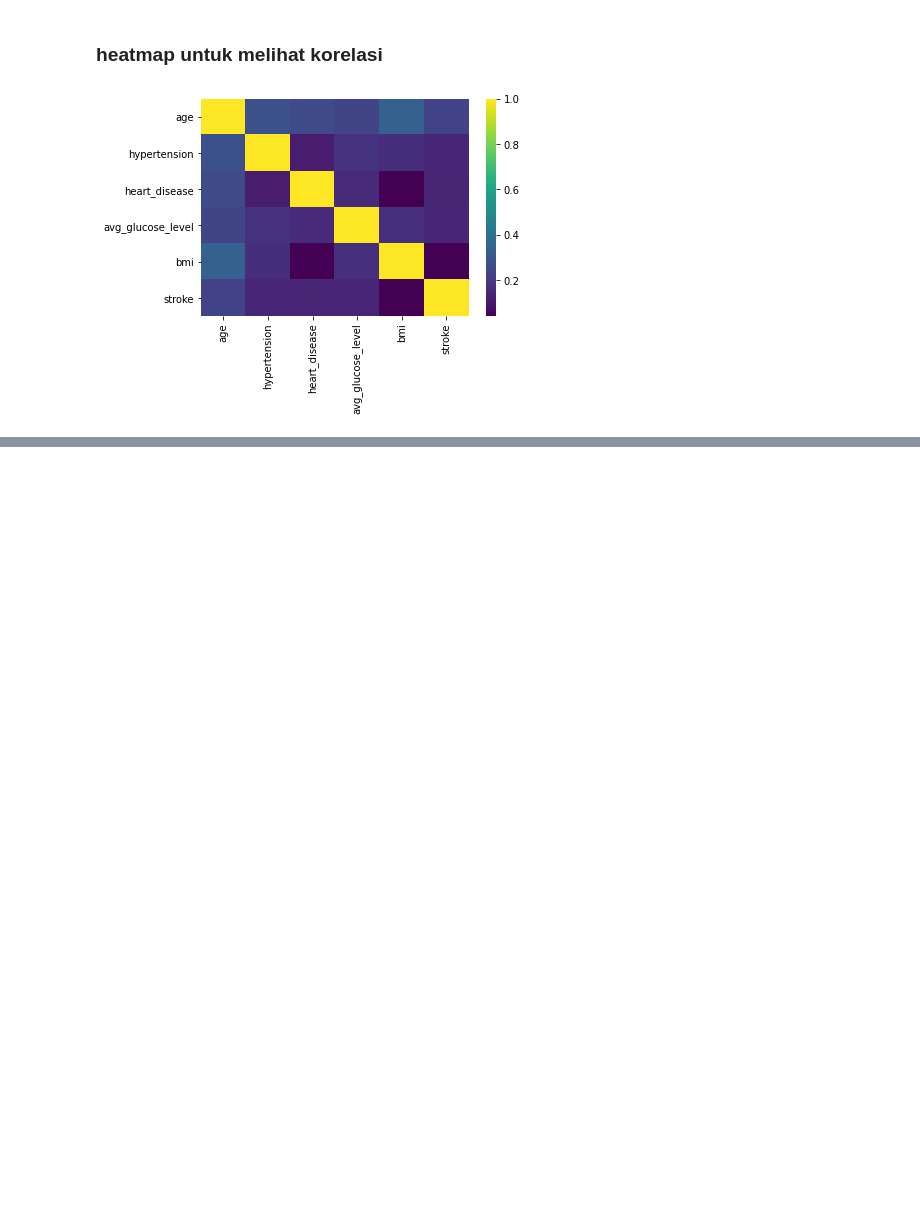
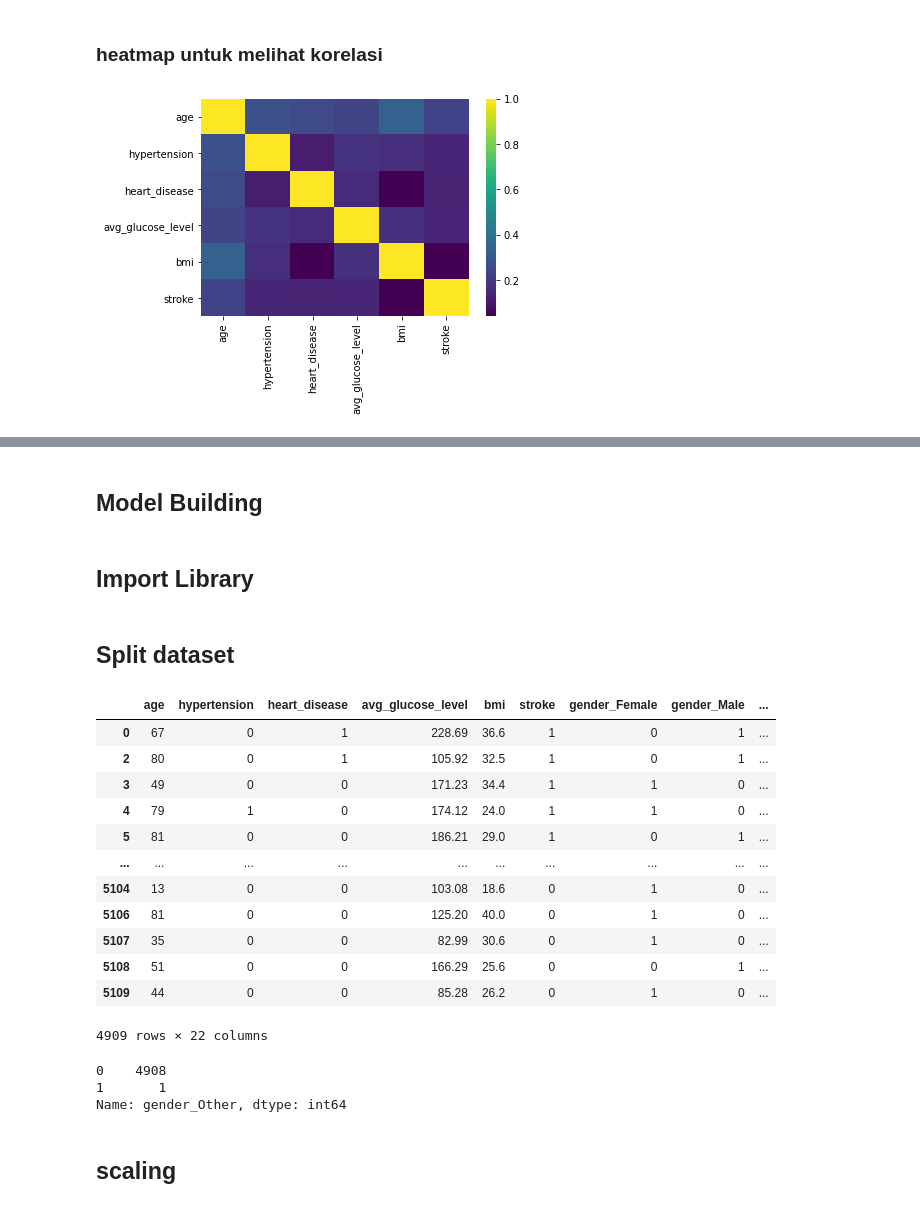
Before and after one commit to AgungYogaSetiawan/Kumpulan-Latihan-Data-Science, a Jupyter notebook: Latihan Data Science/Stroke Prediction.ipynb, the cells around one changed output, grey strips where cells are left out. Saved outputs shown, nothing was run; the diff lists cells and outputs as text; code cells hidden in the pictures; blank space fills up the shorter version.

```diff
--- a/Latihan Data Science/Stroke Prediction.ipynb
+++ b/Latihan Data Science/Stroke Prediction.ipynb
@@ -383,0 +420,4 @@ plt.show()
+# %% [markdown]
+## Model Building
+# %% [markdown]
+## Import Library
@@ -383,0 +431,25 @@ plt.show()
+# %% [markdown]
+## Split dataset
+# %%
+dif = pd.get_dummies(df)
+dif
+# %% [output]
+|  | age | hypertension | heart_disease | avg_glucose_level | bmi | stroke | gender_Female | gender_Male | ... |
+| 0 | 67 | 0 | 1 | 228.69 | 36.6 | 1 | 0 | 1 | ... |
+| 2 | 80 | 0 | 1 | 105.92 | 32.5 | 1 | 0 | 1 | ... |
+| 3 | 49 | 0 | 0 | 171.23 | 34.4 | 1 | 1 | 0 | ... |
+| 4 | 79 | 1 | 0 | 174.12 | 24.0 | 1 | 1 | 0 | ... |
+| 5 | 81 | 0 | 0 | 186.21 | 29.0 | 1 | 0 | 1 | ... |
+| ... | ... | ... | ... | ... | ... | ... | ... | ... | ... |
+| 5104 | 13 | 0 | 0 | 103.08 | 18.6 | 0 | 1 | 0 | ... |
+| 5106 | 81 | 0 | 0 | 125.20 | 40.0 | 0 | 1 | 0 | ... |
+| 5107 | 35 | 0 | 0 | 82.99 | 30.6 | 0 | 1 | 0 | ... |
+| 5108 | 51 | 0 | 0 | 166.29 | 25.6 | 0 | 0 | 1 | ... |
+| 5109 | 44 | 0 | 0 | 85.28 | 26.2 | 0 | 1 | 0 | ... |
+4909 rows × 22 columns
+# %%
+dif.gender_Other.value_counts()
+# %% [output]
+0    4908
+1       1
+Name: gender_Other, dtype: int64
@@ -383,0 +459,2 @@ plt.show()
+# %% [markdown]
+## scaling
```
Also changed, not shown: parts of 50 cells of this notebook.
